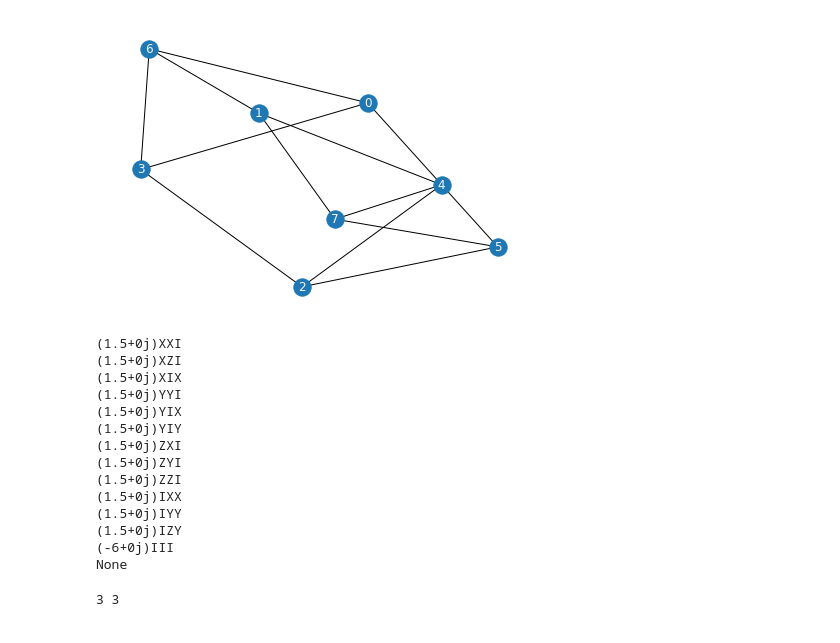
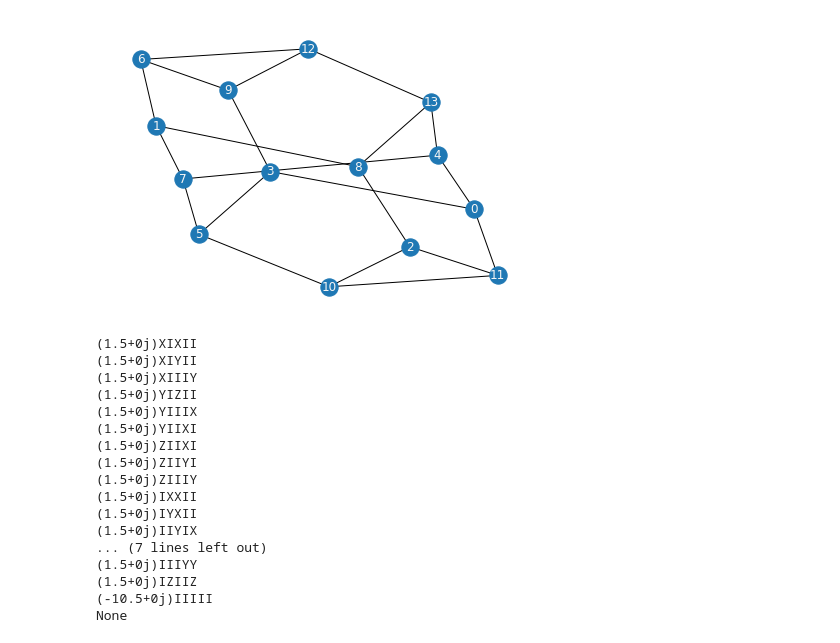
Before and after one commit to terapoon/qrao_experiment, a Jupyter notebook: qulacs/play_ground.ipynb, the cells around one changed output. Drawn from its saved outputs; the diff is of its cells as text; code cells hidden in the pictures.

```diff
--- a/qulacs/play_ground.ipynb
+++ b/qulacs/play_ground.ipynb
@@ -1,56 +1,37 @@
 # %%
 from maxcut_instance_generator import regular_graph
 
-graph, model = regular_graph(num_nodes=8, degree=3, draw=True)
+graph, model = regular_graph(num_nodes=14, degree=3, draw=True)
 # %% [output]
-[figure, old version]
+[figure, new version]
 # %%
 from encoding import RandomAccessEncoder
 
 # Quantum Random Access Encoders
-# qrac_1_1 = RandomAccessEncoder(1, 1)
-# qrac_2_1 = RandomAccessEncoder(2, 1)
-qrac_3_1 = RandomAccessEncoder(3, 1)
-# qrac_3_1_big = RandomAccessEncoder(3, 1)
+qrac_1 = RandomAccessEncoder(3, 1)
+qrac_2 = RandomAccessEncoder(3, 1)
 
 # Hamiltonians
-# H_1_1 = qrac_1_1.generate_hamiltonian(model)
-# H_2_1 = qrac_2_1.generate_hamiltonian(model)
-H_3_1 = qrac_3_1.generate_hamiltonian(model)
-# H_3_1_big = qrac_3_1_big.generate_hamiltonian(model_big)
+H_1 = qrac_1.generate_hamiltonian(model)
+H_2 = qrac_2.generate_hamiltonian(model)
 
 # Print Hamiltonians
-# print(qrac_1_1.print_hamiltonian(H_1_1))
-# print(qrac_2_1.print_hamiltonian(H_2_1))
-print(qrac_3_1.print_hamiltonian(H_3_1))
-# print(qrac_3_1_big.print_hamiltonian(H_3_1_big))
+print(qrac_1.print_hamiltonian(H_1))
 # %% [output]
-(1.5+0j)XXI
-(1.5+0j)XZI
-(1.5+0j)XIX
-(1.5+0j)YYI
-(1.5+0j)YIX
-(1.5+0j)YIY
-(1.5+0j)ZXI
-(1.5+0j)ZYI
-(1.5+0j)ZZI
-(1.5+0j)IXX
-(1.5+0j)IYY
-(1.5+0j)IZY
-(-6+0j)III
+(1.5+0j)XIXII
+(1.5+0j)XIYII
+(1.5+0j)XIIIY
+(1.5+0j)YIZII
+(1.5+0j)YIIIX
+(1.5+0j)YIIXI
+(1.5+0j)ZIIXI
+(1.5+0j)ZIIYI
+(1.5+0j)ZIIIY
+(1.5+0j)IXXII
+(1.5+0j)IYXII
+(1.5+0j)IIYIX
+... (7 lines left out)
+(1.5+0j)IIIYY
+(1.5+0j)IZIIZ
+(-10.5+0j)IIIII
 None
-# %%
-# print(
-#     len(qrac_1_1.qubit_to_vertex_map), len(qrac_1_1.calculate_edge_among_qubits(model))
-# )
-# print(
-#     len(qrac_2_1.qubit_to_vertex_map), len(qrac_2_1.calculate_edge_among_qubits(model))
-# )
-print(
-    len(qrac_3_1.qubit_to_vertex_map), len(qrac_3_1.calculate_edge_among_qubits(model))
-)
-# print(
-#     len(qrac_3_1_big.qubit_to_vertex_map), len(qrac_3_1_big.calculate_edge_among_qubits(model_big))
-# )
-# %% [output]
-3 3
```
Also changed, not shown: parts of 14 cells of this notebook, 5 other files.
